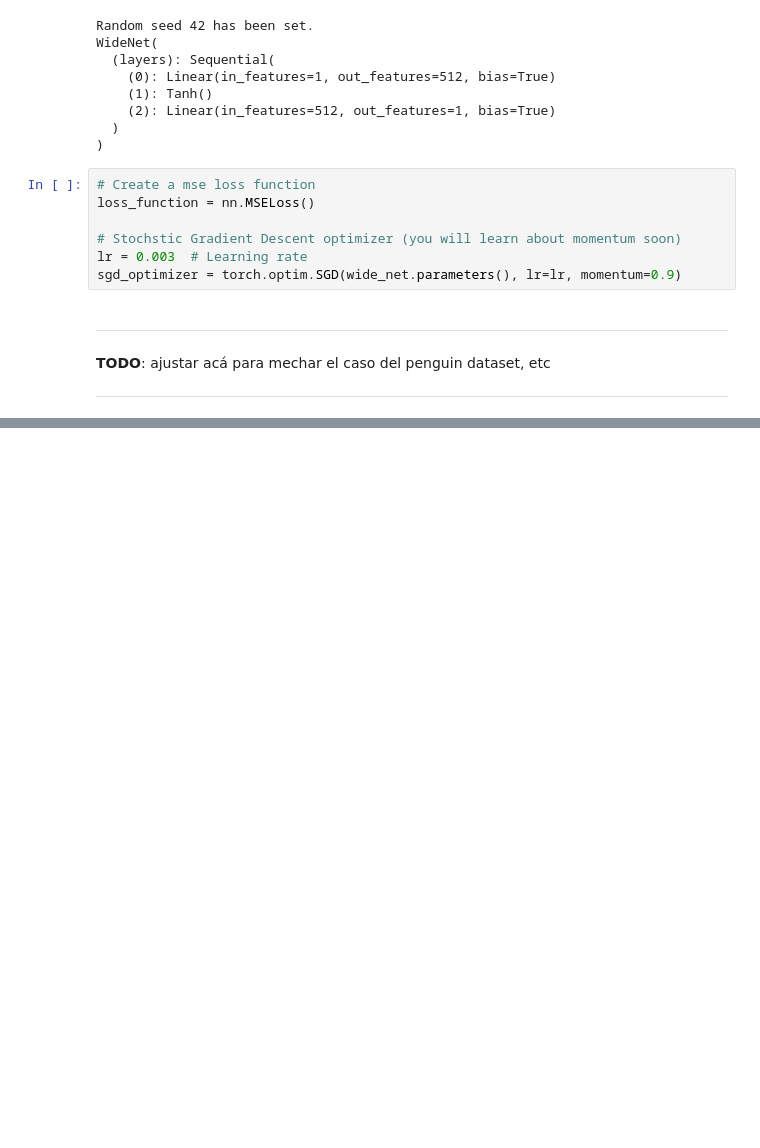
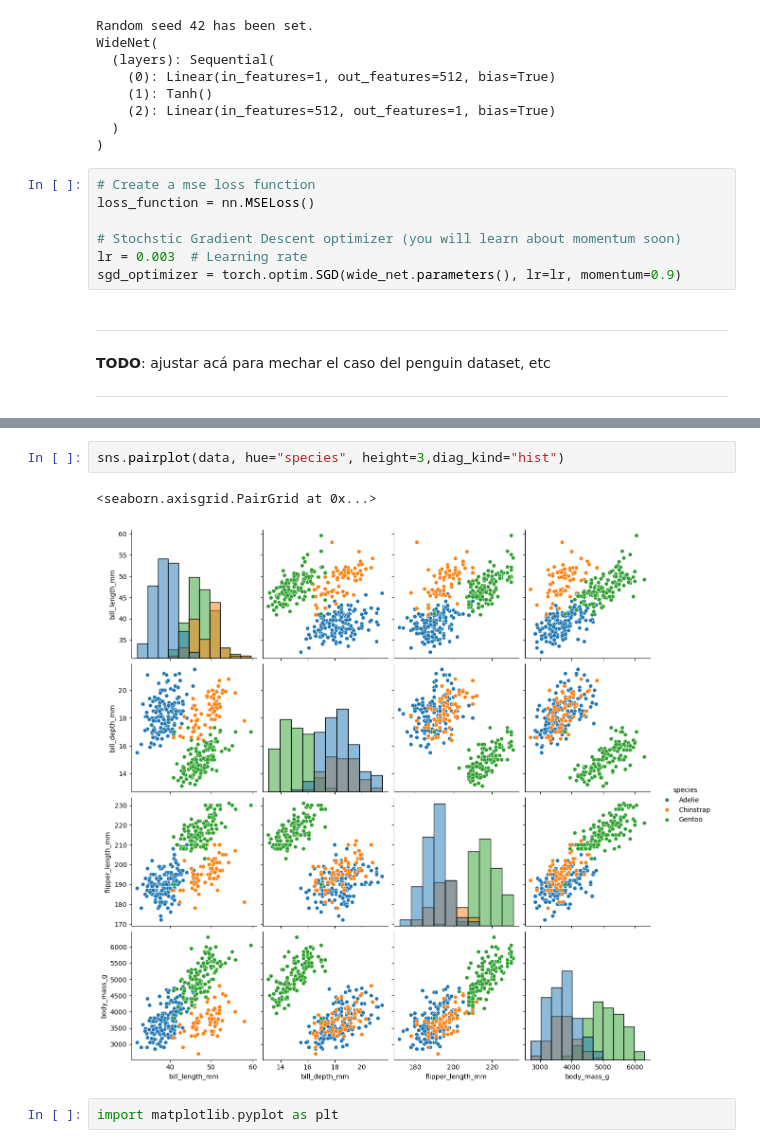
Before and after one commit to mauriciolangleib/capibara_cicada_2025, a Jupyter notebook: notebooks/practico_0/000_practico_0.ipynb, the cells around one changed output, grey strips where cells are left out. Drawn from its saved outputs; the diff is of its cells as text; blank space fills up the shorter version.

```diff
--- a/notebooks/practico_0/000_practico_0.ipynb
+++ b/notebooks/practico_0/000_practico_0.ipynb
@@ -1569,0 +1605,7 @@ ___
+# %%
+sns.pairplot(data, hue="species", height=3,diag_kind="hist")
+# %% [output]
+<seaborn.axisgrid.PairGrid at 0x...>
+[figure, added]
+# %%
+import matplotlib.pyplot as plt
```
Also changed, not shown: parts of 19 cells of this notebook.
